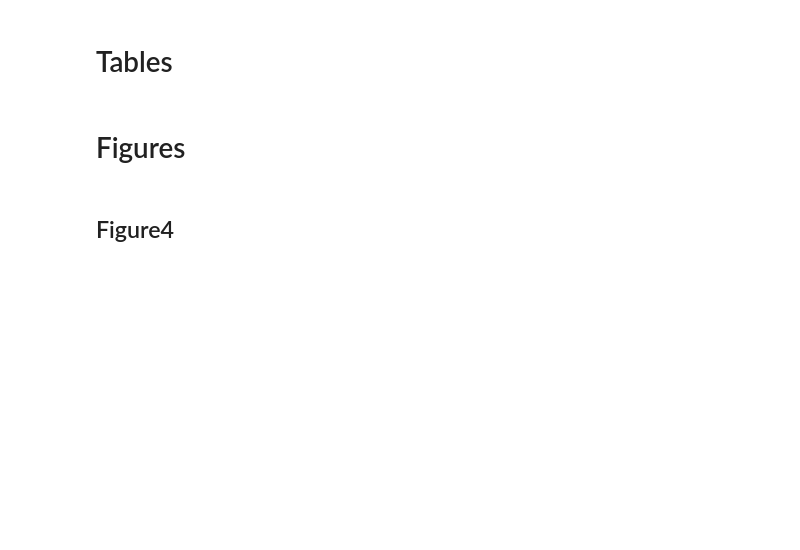
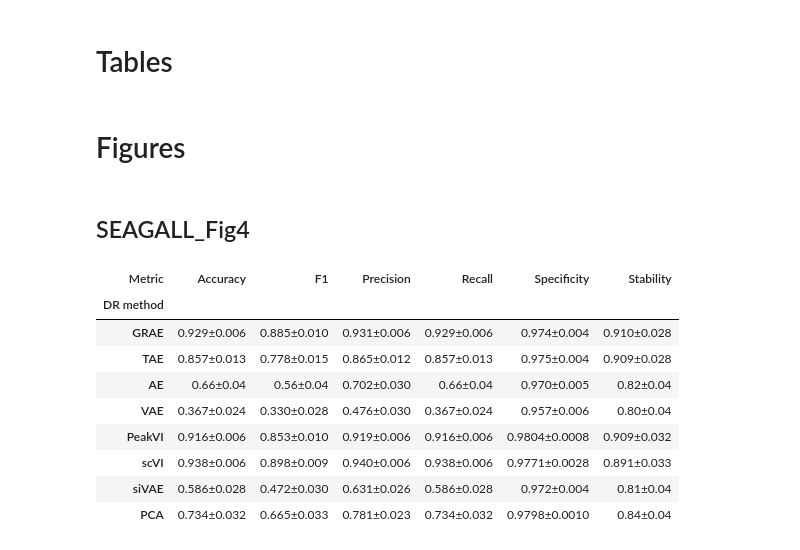
Before and after one commit to gmalagol10/seagall, a Jupyter notebook: reproducibility/6_Classification.ipynb, the cells around one changed output. Cells and saved outputs as stored; diff of their text form; code cells hidden in the pictures; blank space fills up the shorter version.

```diff
--- a/reproducibility/6_Classification.ipynb
+++ b/reproducibility/6_Classification.ipynb
@@ -240,25 +230,37 @@ defd
 # %% [markdown]
 # Figures
 # %% [markdown]
-## Figure4
+## SEAGALL_Fig4
 # %%
 cl=pd.read_csv("Tables/ClassficationMetrics.tsv.gz", sep="\t")
 cl.rename({"F1M" : "F1"}, axis=1, inplace=True)
 stab=pd.read_csv("Tables/Stability.tsv.gz", sep="\t")
 spec=pd.read_csv("Tables/Specificity.tsv.gz", sep="\t")
 tot=pd.concat([cl, stab, spec])
+tot.replace("pca","PCA", inplace=True)
 tot["Dataset"]=tot["Dataset"].str.replace("_H","").str.replace("_M","")
 d=pd.DataFrame()
 for metric in ["F1","Accuracy","Precision","Recall","Stability","Specificity"]:
     t=tot[tot["GNN"]=="GAT"]
     mean=np.array(t[[metric,"Representation"]].dropna().groupby("Representation")[metric].mean().loc[AEs_order])
     sem=np.array(3*t[[metric,"Representation"]].dropna().groupby("Representation")[metric].sem().loc[AEs_order])
     for ae, m, s in zip(AEs_order, mean, sem):
         d=pd.concat([d, pd.DataFrame([metric, ae, str(uncertainties.ufloat(m, s))], index=["Metric", "DR method", "Mean +- 3*SEM"]).T], axis=0)
 defd=d.pivot(index="DR method", columns="Metric", values="Mean +- 3*SEM").loc[AEs_order]
 for col in defd.columns:
     defd[col]=defd[col].str.replace("+/-",u"\u00B1")
 defd
+# %% [output]
+| Metric | Accuracy | F1 | Precision | Recall | Specificity | Stability |
+| DR method |  |  |  |  |  |  |
+| GRAE | 0.929±0.006 | 0.885±0.010 | 0.931±0.006 | 0.929±0.006 | 0.974±0.004 | 0.910±0.028 |
+| TAE | 0.857±0.013 | 0.778±0.015 | 0.865±0.012 | 0.857±0.013 | 0.975±0.004 | 0.909±0.028 |
+| AE | 0.66±0.04 | 0.56±0.04 | 0.702±0.030 | 0.66±0.04 | 0.970±0.005 | 0.82±0.04 |
+| VAE | 0.367±0.024 | 0.330±0.028 | 0.476±0.030 | 0.367±0.024 | 0.957±0.006 | 0.80±0.04 |
+| PeakVI | 0.916±0.006 | 0.853±0.010 | 0.919±0.006 | 0.916±0.006 | 0.9804±0.0008 | 0.909±0.032 |
+| scVI | 0.938±0.006 | 0.898±0.009 | 0.940±0.006 | 0.938±0.006 | 0.9771±0.0028 | 0.891±0.033 |
+| siVAE | 0.586±0.028 | 0.472±0.030 | 0.631±0.026 | 0.586±0.028 | 0.972±0.004 | 0.81±0.04 |
+| PCA | 0.734±0.032 | 0.665±0.033 | 0.781±0.023 | 0.734±0.032 | 0.9798±0.0010 | 0.84±0.04 |
 # %%
 params = {'axes.labelsize': 15,
          'axes.titlesize': 15,
```
Also changed, not shown: parts of 9 cells of this notebook, 17 other files.
